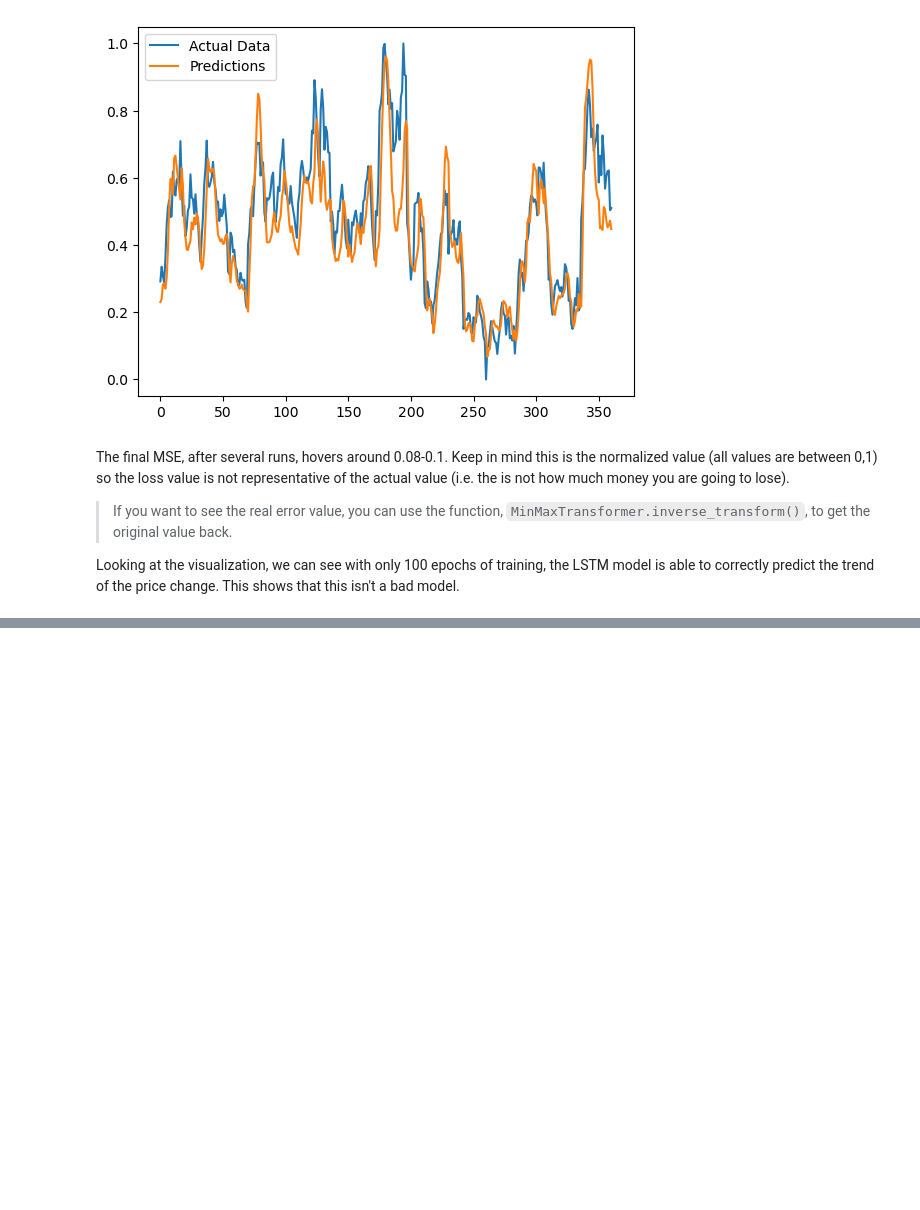
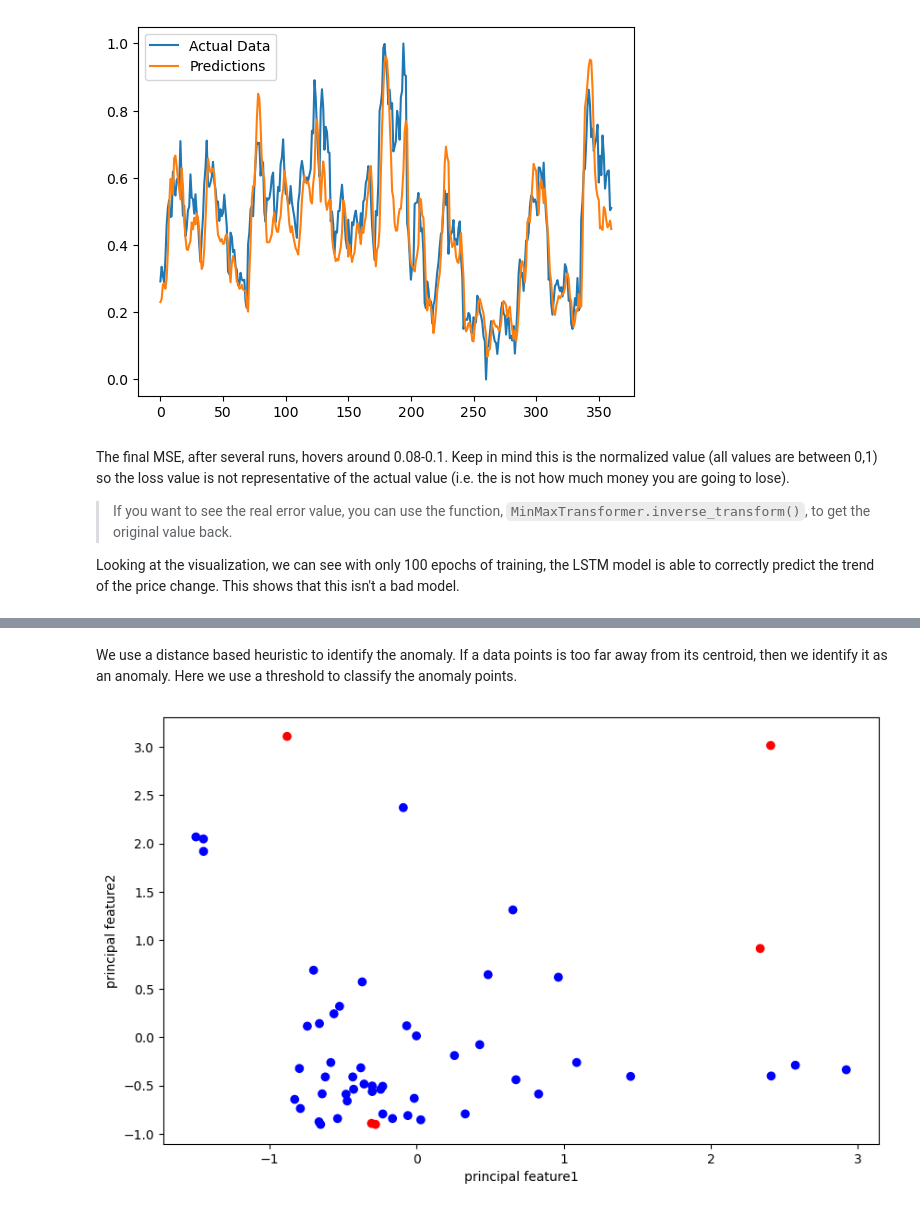
Before and after one commit to DS3Workshops/ds3-wi23-ml-workshop, a Jupyter notebook: notebook/introduction-to-ml/IntroML.ipynb, the cells around one changed output, grey strips where cells are left out. Drawn from its saved outputs; the diff is of its cells as text; code cells hidden in the pictures; blank space fills up the shorter version.

```diff
--- a/notebook/introduction-to-ml/IntroML.ipynb
+++ b/notebook/introduction-to-ml/IntroML.ipynb
@@ -291,0 +618,8 @@ Spotify Example: https://towardsdatascience.com/unsupervised-anomaly-detection-o
+# %%
+# retrain the cluster and assign cluster to each data point
+kmeans = [KMeans(n_clusters=i, n_init='auto').fit(data) for i in n_cluster]
+df['cluster'] = kmeans[10].predict(data)
+df.index = data.index
+df['principal_feature1'] = data[0]
+df['principal_feature2'] = data[1]
+df['cluster'].value_counts() # returns the size of each cluster
@@ -291,0 +639,35 @@ Spotify Example: https://towardsdatascience.com/unsupervised-anomaly-detection-o
+# %% [markdown]
+We use a distance based heuristic to identify the anomaly. If a data points is too far away from its centroid, then we identify it as an anomaly. Here we use a threshold to classify the anomaly points.
+# %%
+# get the distance of each point to their cluster center
+
+import numpy as np
+
+# return Series of distance between each point and its distance with the closest centroid
+def getDistanceByPoint(data, model):
+    distance = pd.Series()
+    for i in range(0,len(data)):
+        Xa = np.array(data.loc[i])
+        Xb = model.cluster_centers_[model.labels_[i]-1]
+        distance.at[i]=np.linalg.norm(Xa-Xb)
+    return distance
+
+outliers_fraction = 0.1
+
+# get the distance between each point and its nearest centroid. The biggest distances are considered as anomaly
+distance = getDistanceByPoint(data, kmeans[10])
+number_of_outliers = int(outliers_fraction*len(distance))
+threshold = distance.nlargest(number_of_outliers).min()
+
+# anomaly1 contain the anomaly result of the above method Cluster (0:normal, 1:anomaly)
+df['anomaly1'] = (distance >= threshold).astype(int)
+# %%
+# visualize the points by principal features
+fig, ax = plt.subplots(figsize=(10,6))
+colors = {0:'blue', 1:'red'}
+ax.scatter(df['principal_feature1'], df['principal_feature2'], c=df["anomaly1"].apply(lambda x: colors[x]))
+plt.xlabel('principal feature1')
+plt.ylabel('principal feature2')
+plt.show();
+# %% [output]
+[figure, added]
```
Also changed, not shown: parts of 34 cells of this notebook, 3 other files.
